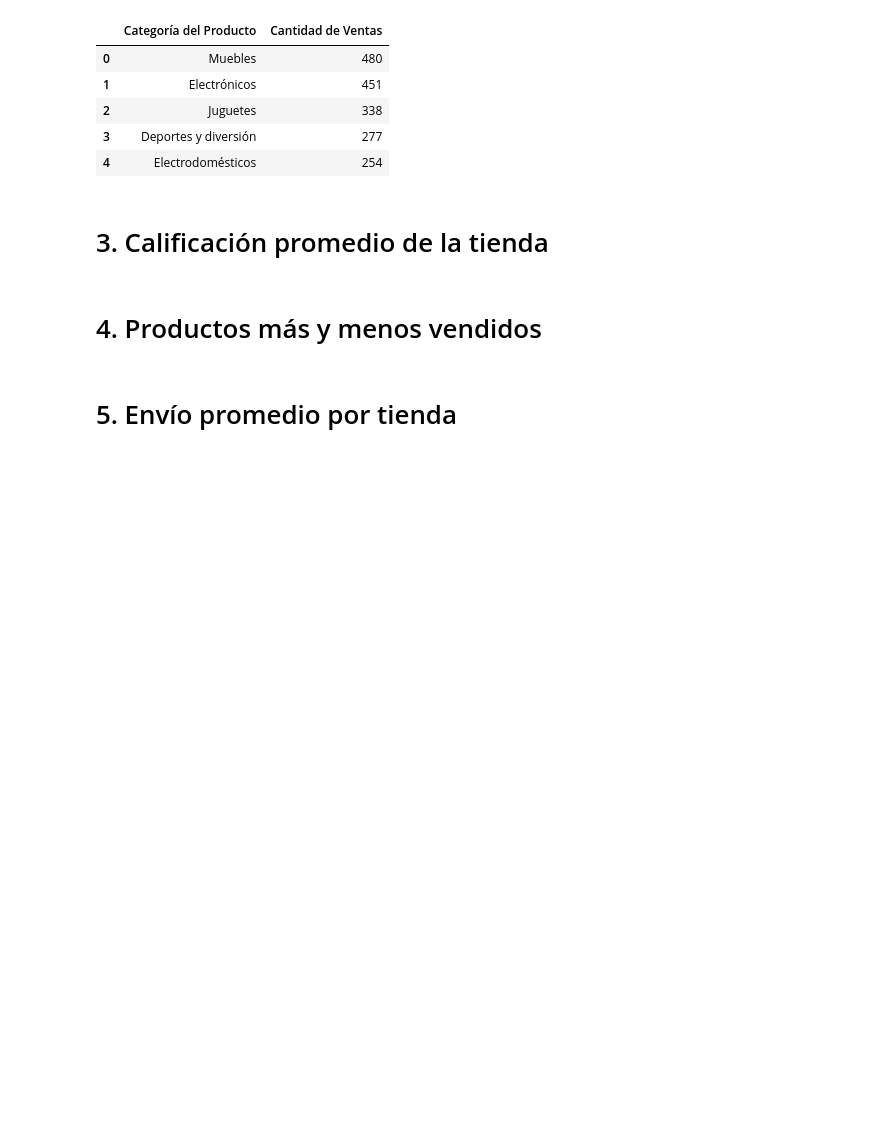
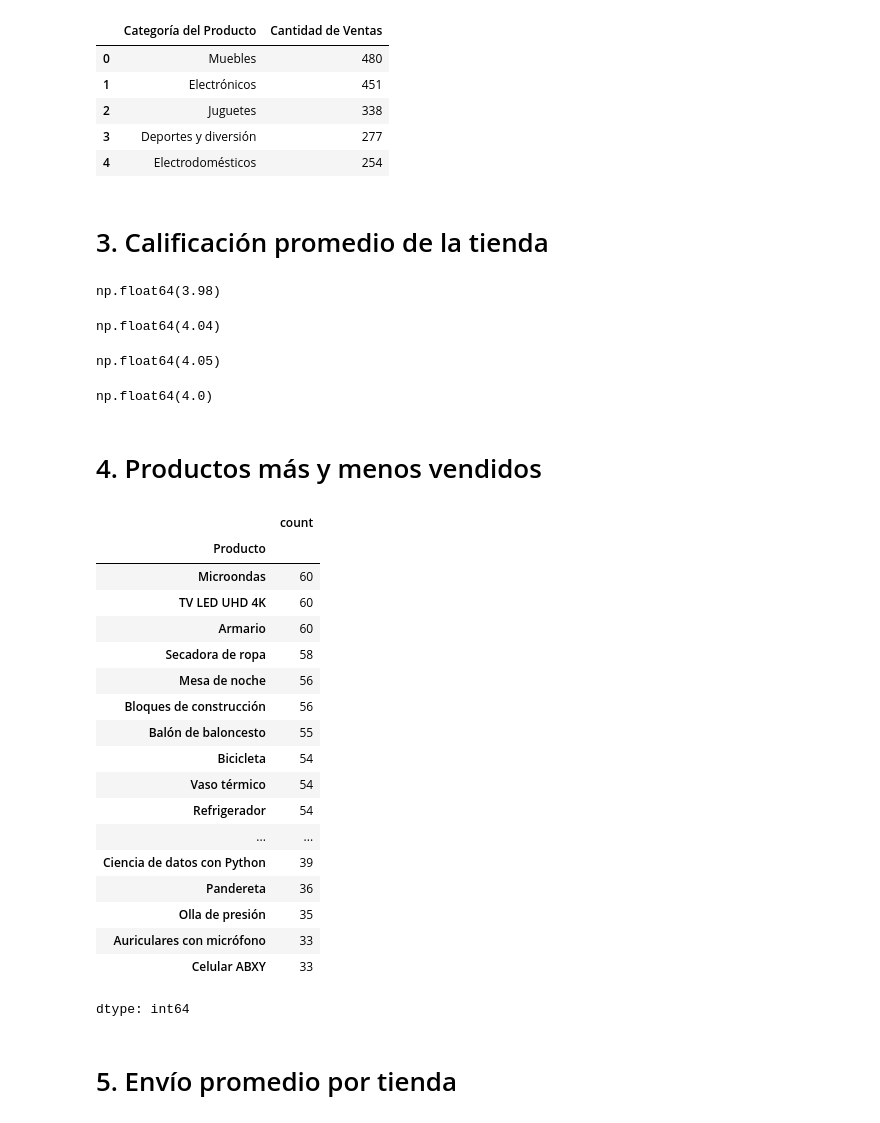
Before and after one commit to brunod02/Challenge-Data-Science, a Jupyter notebook: AluraStoreLatam.ipynb, the cells around one changed output. Drawn from its saved outputs; the diff is of its cells as text; code cells hidden in the pictures; blank space fills up the shorter version.

Commit message:
Se realizo el promedio de calificación por cada tienda

```diff
--- a/AluraStoreLatam.ipynb
+++ b/AluraStoreLatam.ipynb
@@ -199,7 +192,45 @@ display(df_ventas_categorias4)
 | 4 | Electrodomésticos | 254 |
 # %% [markdown]
 # 3. Calificación promedio de la tienda
+# %%
+round(tienda['Calificación'].mean(), 2)
+# %% [output]
+np.float64(3.98)
+# %%
+round(tiendas2['Calificación'].mean(), 2)
+# %% [output]
+np.float64(4.04)
+# %%
+round(tiendas3['Calificación'].mean(), 2)   ##Mejor calificación promedio.
+# %% [output]
+np.float64(4.05)
+# %%
+round(tiendas4['Calificación'].mean(), 2)
+# %% [output]
+np.float64(4.0)
 # %% [markdown]
 # 4. Productos más y menos vendidos
+# %%
+tienda['Producto'].value_counts()
+# %% [output]
+|  | count |
+| Producto |  |
+| Microondas | 60 |
+| TV LED UHD 4K | 60 |
+| Armario | 60 |
+| Secadora de ropa | 58 |
+| Mesa de noche | 56 |
+| Bloques de construcción | 56 |
+| Balón de baloncesto | 55 |
+| Bicicleta | 54 |
+| Vaso térmico | 54 |
+| Refrigerador | 54 |
+| ... | ... |
+| Ciencia de datos con Python | 39 |
+| Pandereta | 36 |
+| Olla de presión | 35 |
+| Auriculares con micrófono | 33 |
+| Celular ABXY | 33 |
+dtype: int64
 # %% [markdown]
 # 5. Envío promedio por tienda
```
Also changed, not shown: parts of 7 cells of this notebook.
